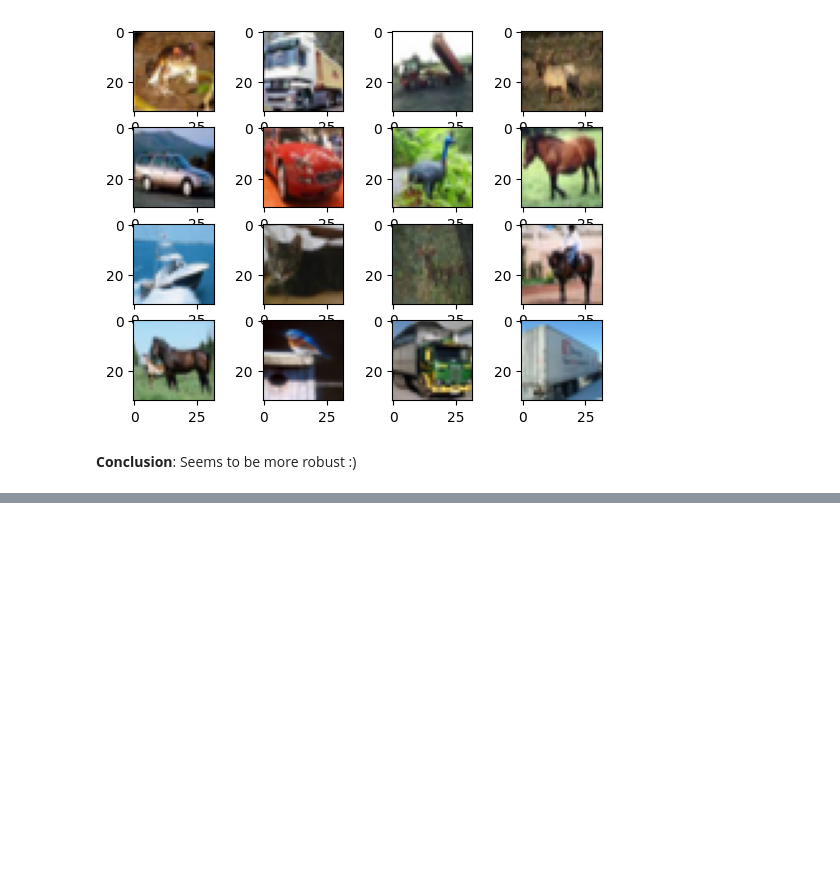
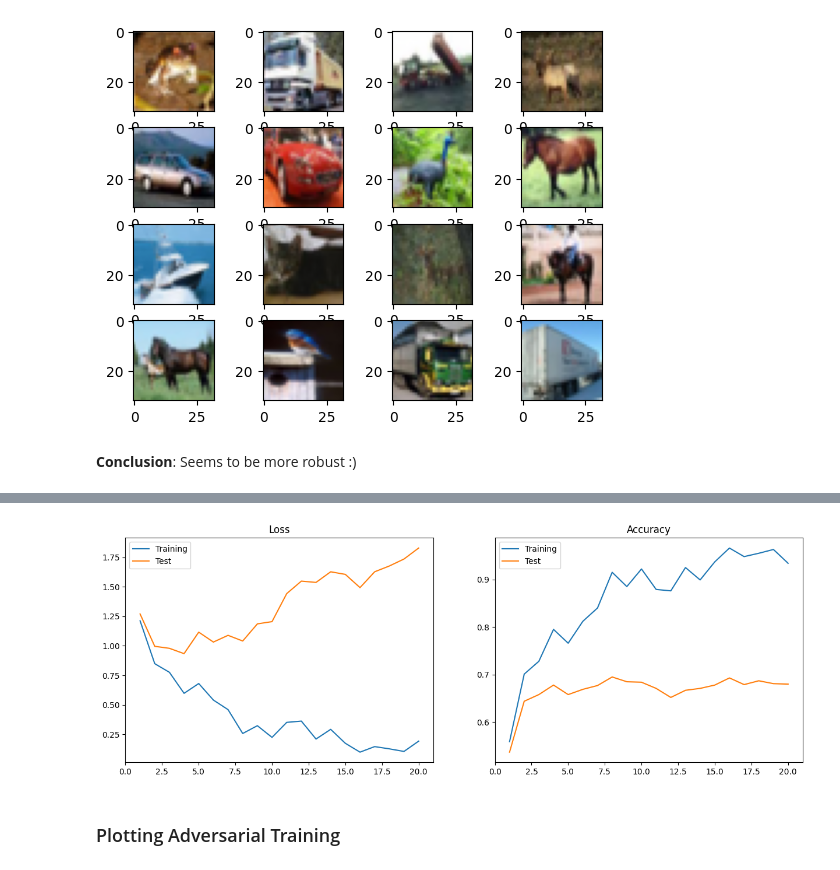
Before and after one commit to philippreinig/idl, a Jupyter notebook: assignments_11/a11_abremer.ipynb, the cells around one changed output, grey strips where cells are left out. Saved outputs shown, nothing was run; the diff lists cells and outputs as text; code cells hidden in the pictures; blank space fills up the shorter version.

```diff
--- a/assignments_11/a11_abremer.ipynb
+++ b/assignments_11/a11_abremer.ipynb
@@ -307,0 +385,34 @@ loss=0.012512102723121643 acc=1.0
+# %%
+def plot_training_curves(train_loss_, train_acc_, test_loss_, test_acc_):
+    epochs = len(train_loss_)
+    x_lbls = np.arange(1, epochs+1)
+
+    # print(f"Training loss: {train_loss_}")
+    # print(f"Training accuracy: {train_acc_}")
+
+    # print(f"Test loss: {test_acc_}")
+    # print(f"Test accuracy: {test_acc_}")
+
+
+    fig, (ax_loss, ax_acc) = plt.subplots(1,2, figsize=(15,5))
+    train_loss_curve, = ax_loss.plot(x_lbls, train_loss_, label='Training')
+    test_loss_curve, = ax_loss.plot(x_lbls, test_loss_, label='Test')
+    ax_loss.legend(handles=[train_loss_curve, test_loss_curve])
+
+    ax_loss.set_title("Loss")
+    ax_loss.set_xlim(0, x_lbls[len(x_lbls)-1] + 1)
+
+    train_acc_curve, = ax_acc.plot(x_lbls, train_acc_, label='Training')
+    test_acc_curve, = ax_acc.plot(x_lbls, test_acc_, label='Test')
+    ax_acc.legend(handles=[train_acc_curve, test_acc_curve])
+
+    ax_acc.set_title("Accuracy")
+    ax_acc.set_xlim(0, x_lbls[len(x_lbls)-1] + 1)
+
+    plt.show()
+
+plot_training_curves(train_loss, train_acc, test_loss, test_acc)
+# %% [output]
+[figure, added]
+# %% [markdown]
+### Plotting Adversarial Training
```
Also changed, not shown: parts of 11 cells of this notebook.
